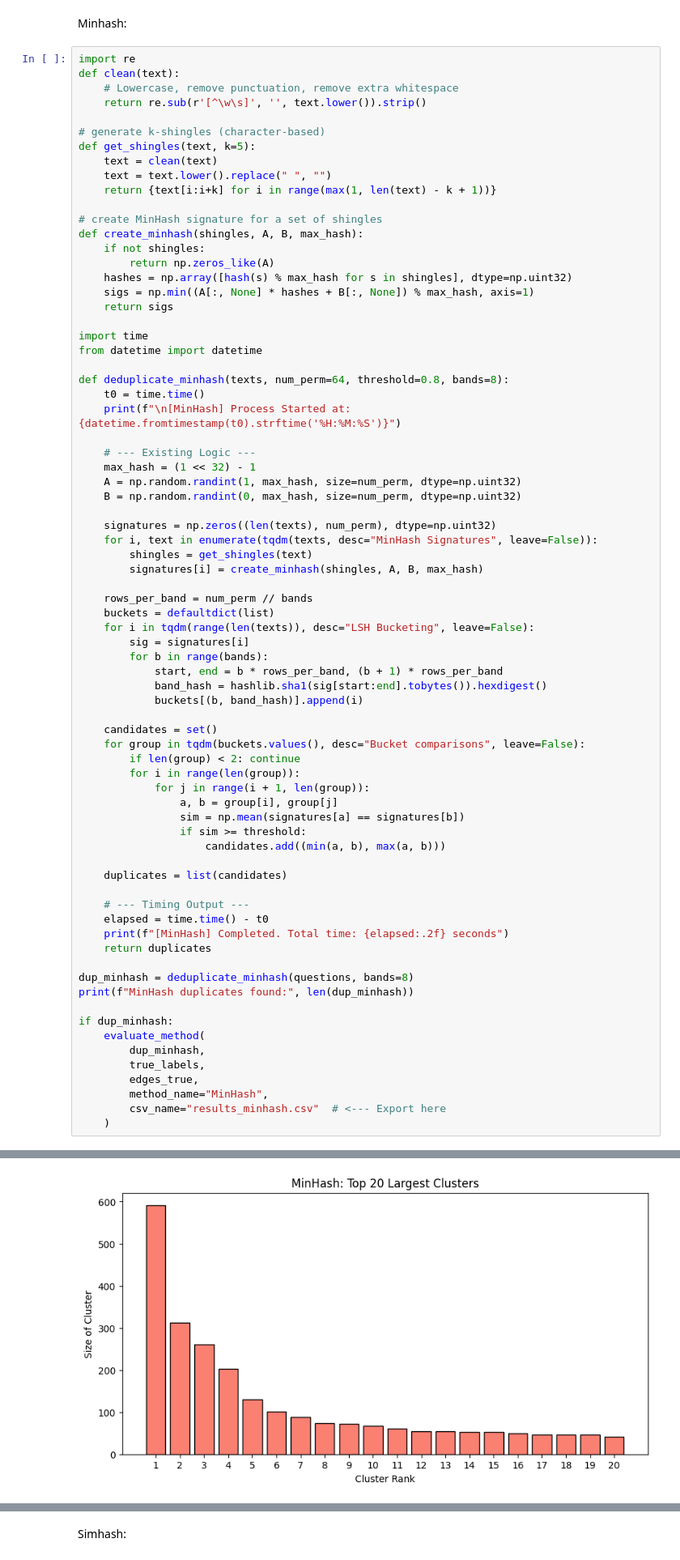
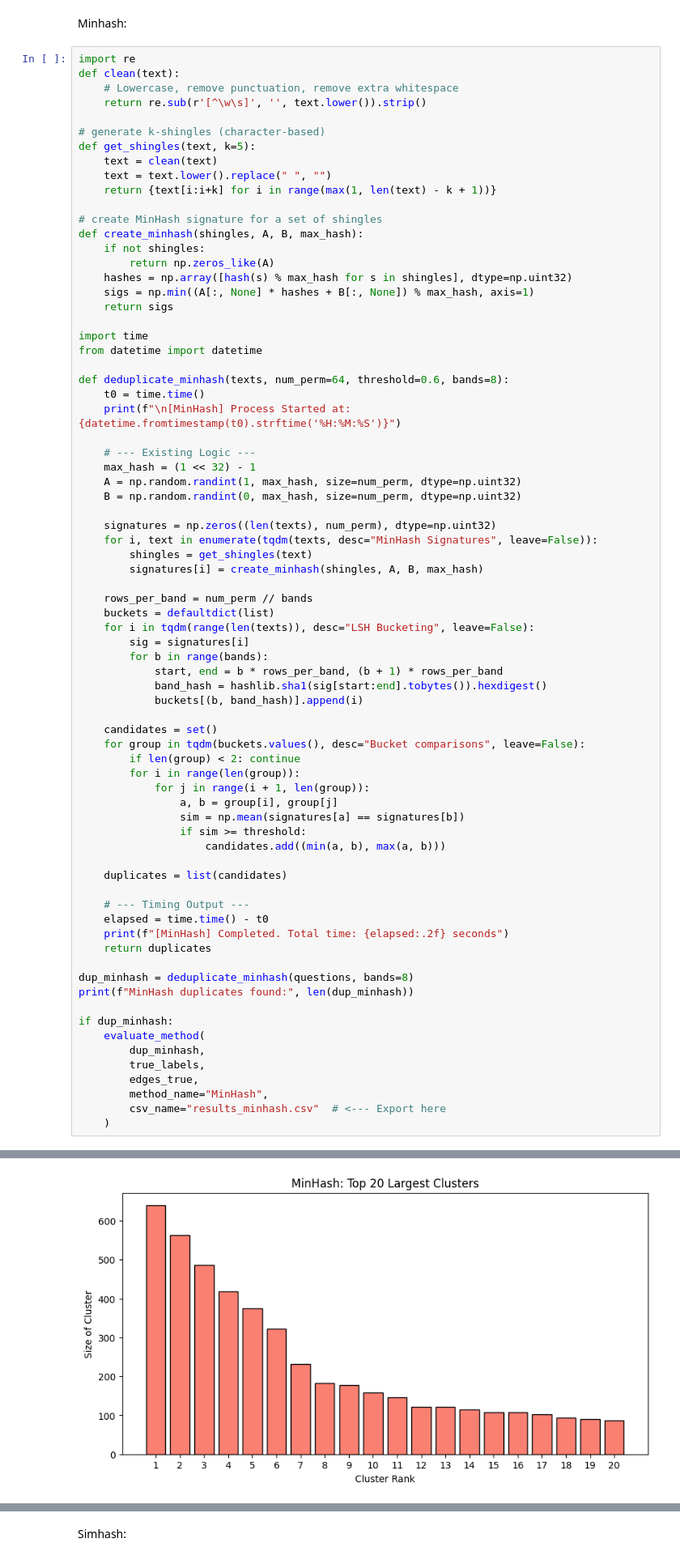
Before and after one commit to mhaih/Hoc_phan_mo_rong_dsa_deduptext, a Jupyter notebook: gen_csv_file_and_eval.ipynb, the cells around one changed output, grey strips where cells are left out. Shown: that part at 81% size. Drawn from its saved outputs; the diff is of its cells as text.

```diff
--- a/gen_csv_file_and_eval.ipynb
+++ b/gen_csv_file_and_eval.ipynb
@@ -786,7 +714,7 @@ def create_minhash(shingles, A, B, max_hash):
 import time
 from datetime import datetime
 
-def deduplicate_minhash(texts, num_perm=64, threshold=0.8, bands=8):
+def deduplicate_minhash(texts, num_perm=64, threshold=0.6, bands=8):
     t0 = time.time()
     print(f"\n[MinHash] Process Started at: {datetime.fromtimestamp(t0).strftime('%H:%M:%S')}")
 
@@ -846 +774 @@ Predicted 481086 components (80948 edges).
-[figure, old version]
+[figure, new version]
```
Also changed, not shown: parts of 8 cells of this notebook, 8 other files.
